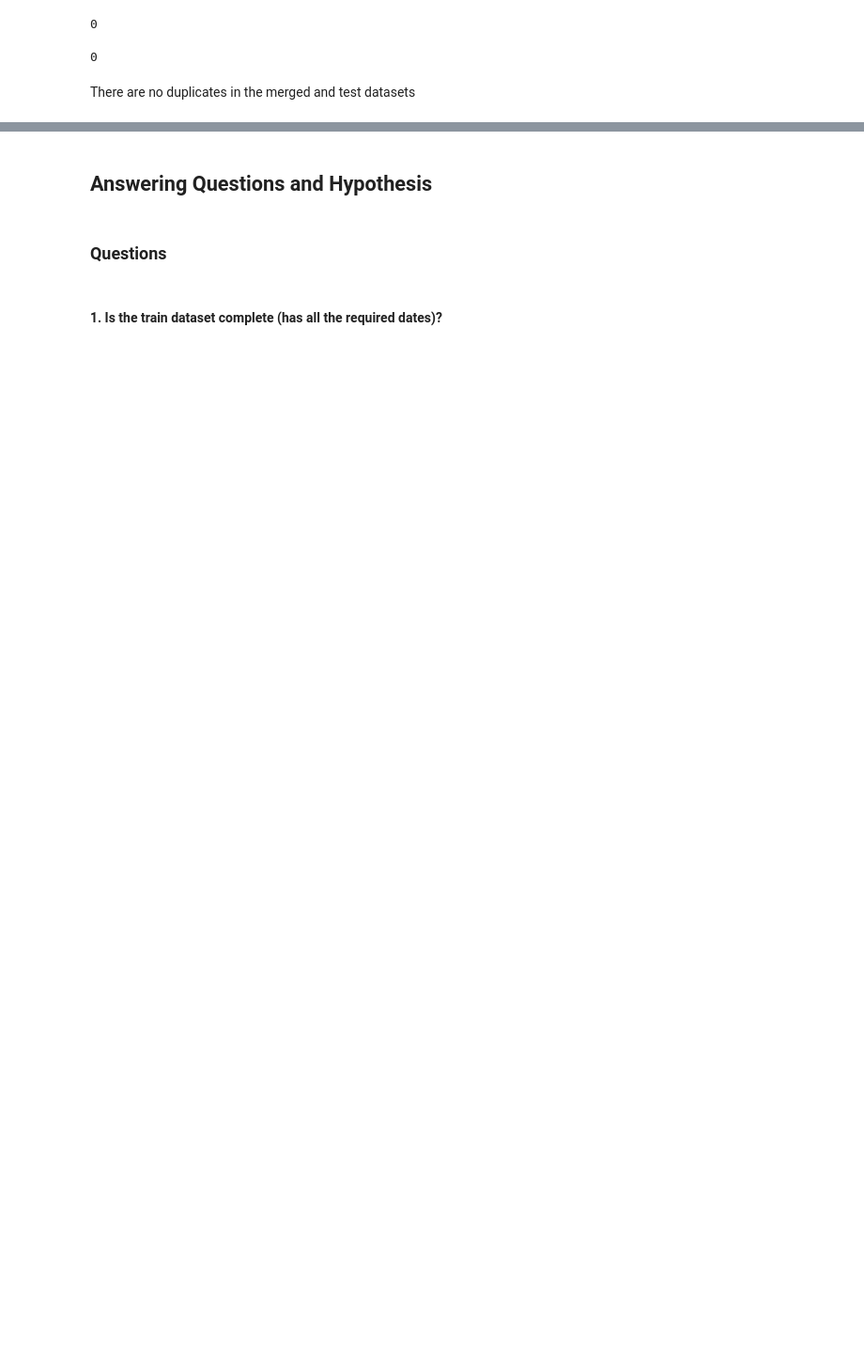
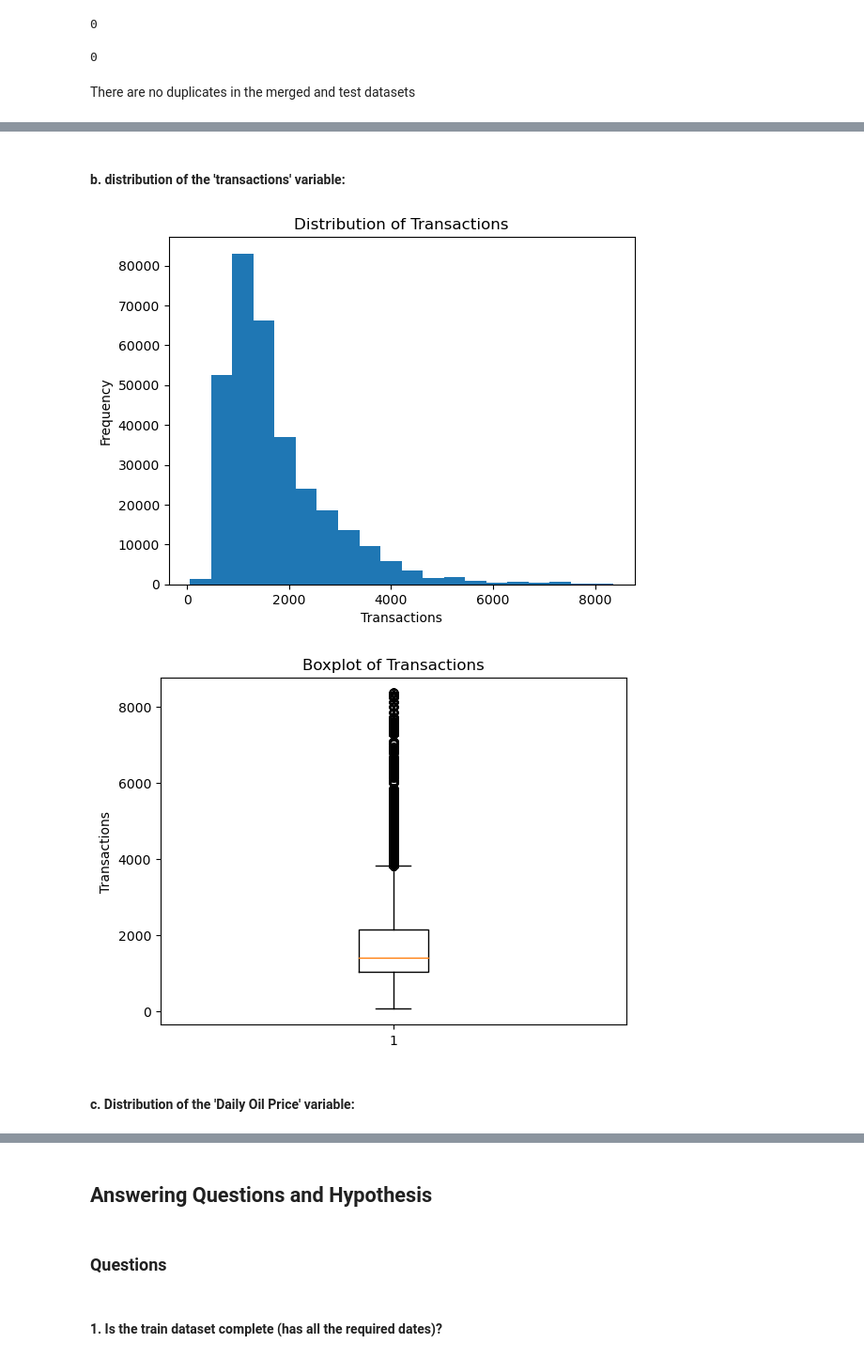
Before and after one commit to rasmodev/Time-Series-Forecasting---ML-Regression-Project, a Jupyter notebook: Regression_Time_Series.ipynb, the cells around one changed output, grey strips where cells are left out. Shown: that part at 94% size. Drawn from its saved outputs; the diff is of its cells as text; code cells hidden in the pictures; blank space fills up the shorter version.

```diff
--- a/Regression_Time_Series.ipynb
+++ b/Regression_Time_Series.ipynb
@@ -566,0 +681,20 @@ To proceed with imputing the missing values, we can use the SimpleImputer class
+# %% [markdown]
+#### b. distribution of the 'transactions' variable:
+# %%
+# Histogram
+plt.hist(merged_df['transactions'], bins=20)
+plt.xlabel('Transactions')
+plt.ylabel('Frequency')
+plt.title('Distribution of Transactions')
+plt.show()
+
+# Boxplot
+plt.boxplot(merged_df['transactions'])
+plt.ylabel('Transactions')
+plt.title('Boxplot of Transactions')
+plt.show()
+# %% [output]
+[figure, added]
+[figure, added]
+# %% [markdown]
+#### c. Distribution of the 'Daily Oil Price' variable:
```
Also changed, not shown: parts of 80 cells of this notebook.
